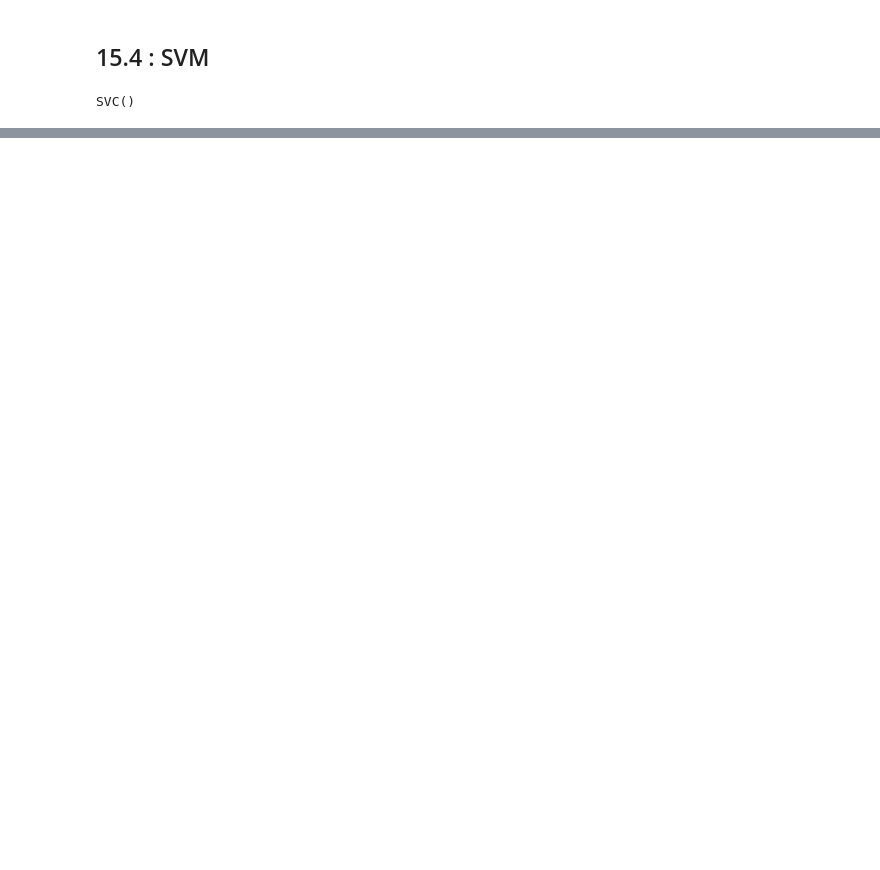
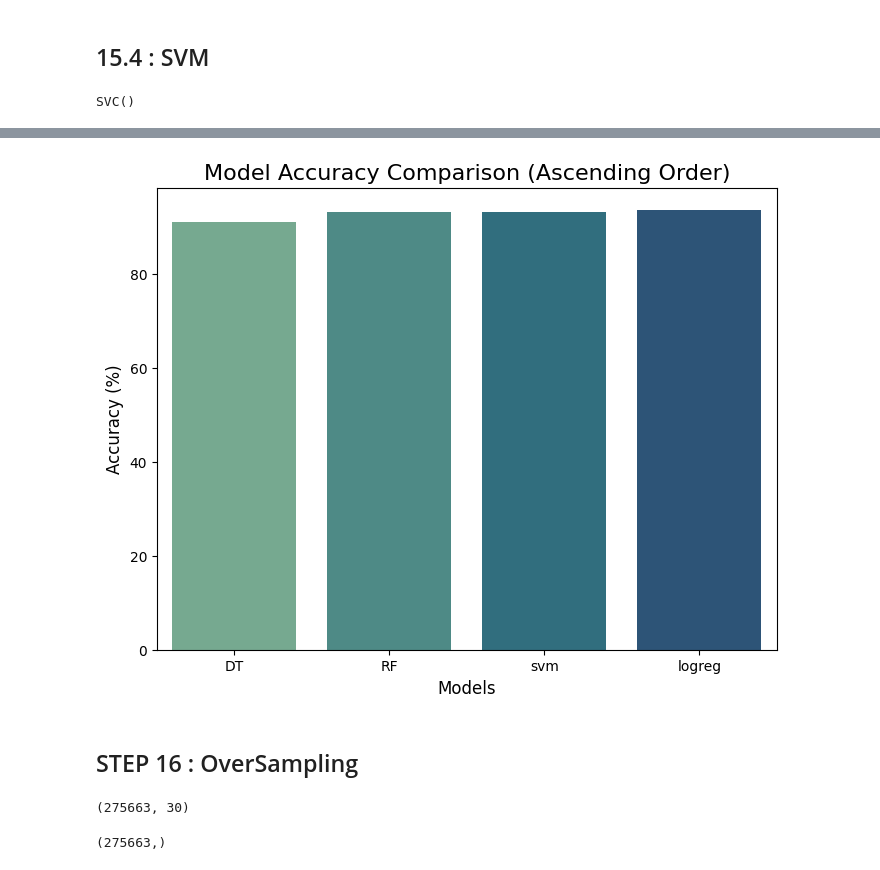
Before and after one commit to SurekhaBerlin/Credit-Card-Fraud-Prediction-using-ML, a Jupyter notebook: Credit_Card_Fraud_Prediction_using_ML_ipynb.ipynb, the cells around one changed output, grey strips where cells are left out. Saved outputs shown, nothing was run; the diff lists cells and outputs as text; code cells hidden in the pictures; blank space fills up the shorter version.

```diff
--- a/Credit_Card_Fraud_Prediction_using_ML_ipynb.ipynb
+++ b/Credit_Card_Fraud_Prediction_using_ML_ipynb.ipynb
@@ -424,0 +449,17 @@ final_data
+# %%
+# Sort final_data by 'ACC' in ascending order
+final_data_sorted = final_data.sort_values(by='ACC', ascending=True)
+
+# Plotting the accuracy of different models
+plt.figure(figsize=(8, 6))
+sns.barplot(x='Models', y='ACC', data=final_data_sorted, palette='crest')
+
+# Adding titles and labels
+plt.title('Model Accuracy Comparison (Ascending Order)', fontsize=16)
+plt.xlabel('Models', fontsize=12)
+plt.ylabel('Accuracy (%)', fontsize=12)
+plt.show()
+# %% [output]
+[figure, added]
+# %% [markdown]
+## STEP 16 : OverSampling
@@ -424,0 +469,8 @@ final_data
+# %%
+X.shape
+# %% [output]
+(275663, 30)
+# %%
+y.shape
+# %% [output]
+(275663,)
```
Also changed, not shown: parts of 49 cells of this notebook.
